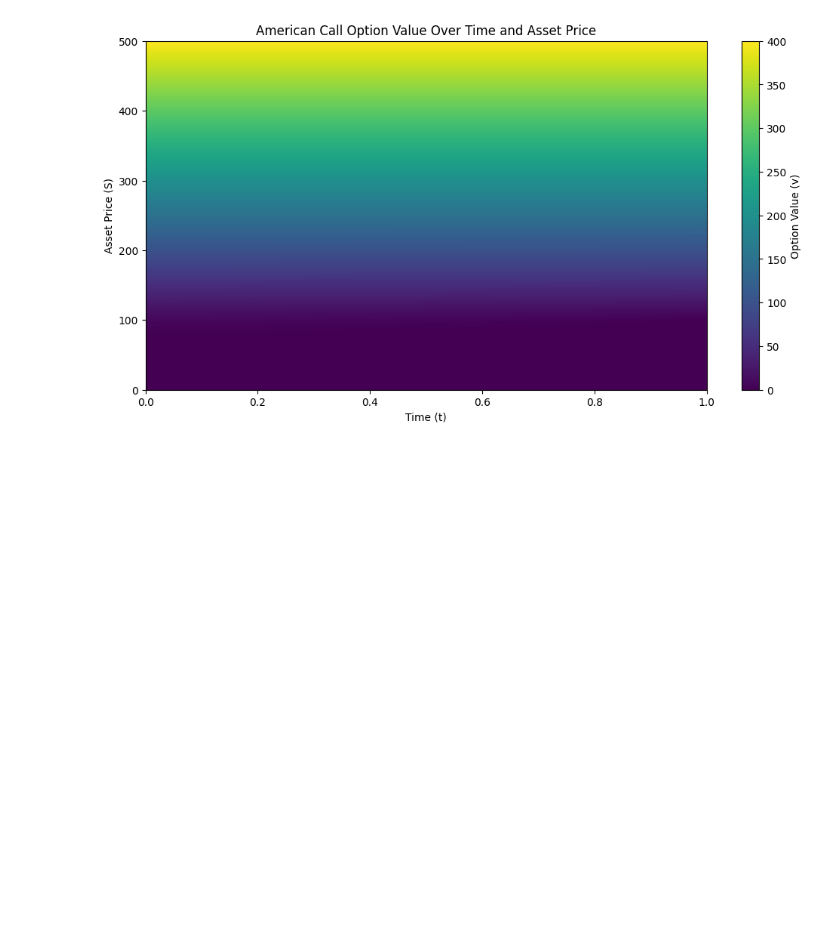
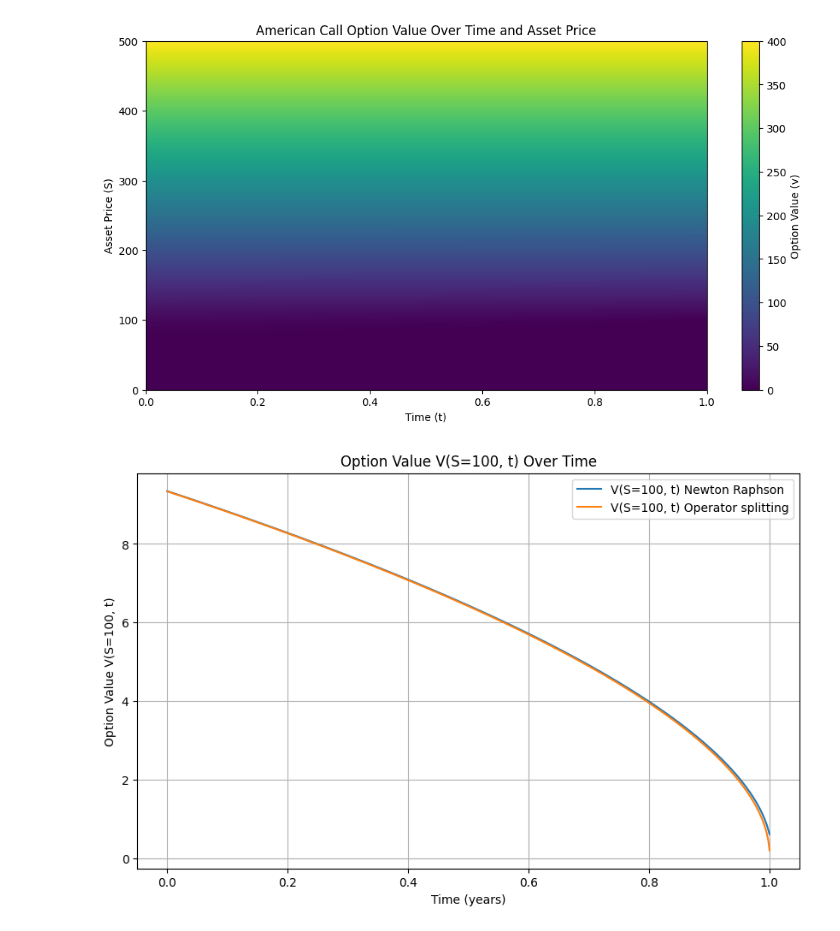
Before and after one commit to ttnhathuy313/option-pricing, a Jupyter notebook: main.ipynb, the cells around one changed output. Cells and saved outputs as stored; diff of their text form; code cells hidden in the pictures; blank space fills up the shorter version.

```diff
--- a/main.ipynb
+++ b/main.ipynb
@@ -502,23 +502,25 @@ plt.show()
 [figure]
 # %%
 # Find the index in x_domain closest to S = 100
-S_target = 300
+S_target = 100
 S_index = np.argmin(np.abs(x_domain - S_target))
 
 # Extract V(S=100, t) over time from V_matrix
 V_S_100_over_time = V_matrix[S_index, :]
 
 # Generate time array in years for plotting
 time_array = np.linspace(0, T, time_steps)
 plt.figure(figsize=(10, 6))
 plt.plot(time_array, V_S_100_over_time, label=f'V(S={S_target}, t) Newton Raphson')
 plt.plot(t_domain, v_matrix[:, S_index], label=f'V(S={S_target}, t) Operator splitting')
 plt.xlabel('Time (years)')
 plt.ylabel(f'Option Value V(S={S_target}, t)')
 plt.title(f'Option Value V(S={S_target}, t) Over Time')
 plt.legend()
 plt.grid(True)
 plt.show()
+# %% [output]
+[figure, added]
 # %%
 import numpy as np
 import matplotlib.pyplot as plt
```
Also changed, not shown: parts of 2 cells of this notebook.
